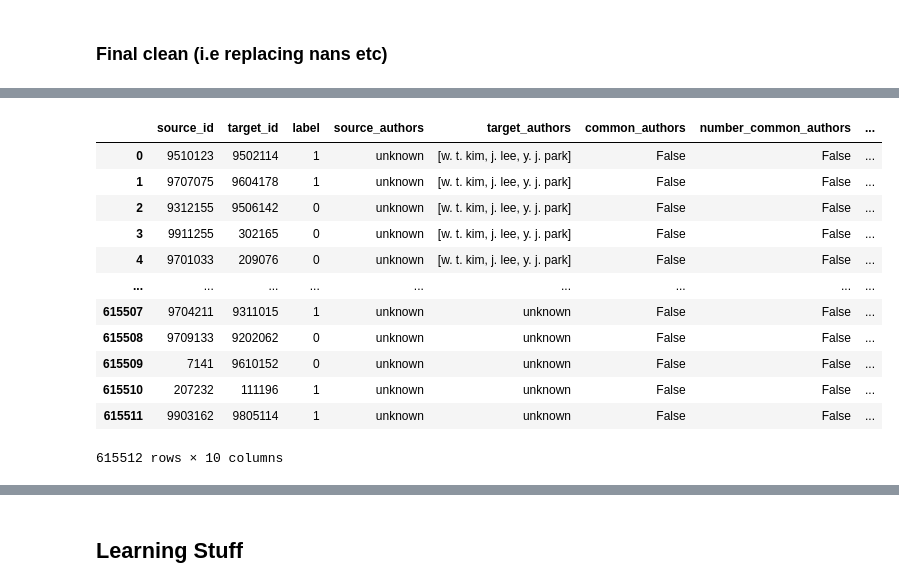
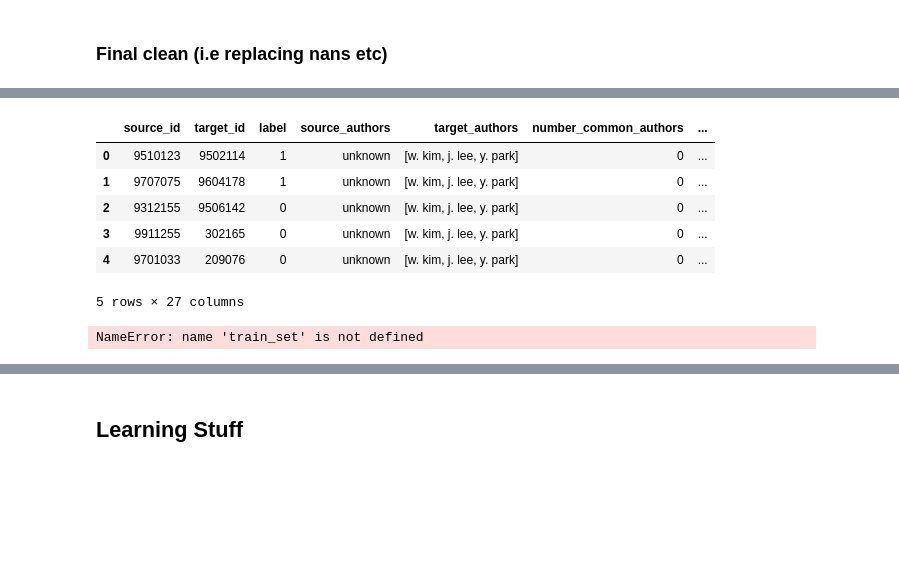
Before and after one commit to rvs36/Network_Science_Anlaytics, a Jupyter notebook: main.ipynb, the cells around one changed output, grey strips where cells are left out. Saved outputs shown, nothing was run; the diff lists cells and outputs as text; code cells hidden in the pictures; blank space fills up the shorter version.

```diff
--- a/main.ipynb
+++ b/main.ipynb
@@ -321,2 +330,12 @@ train_G = nx.from_pandas_edgelist(train_set, source='source_id', target='target_
+# %%
+test_set = pd.read_csv('final_test.csv')
+train_set = pd.read_csv('final_train.csv')
 # %% [markdown]
 ### Final clean (i.e replacing nans etc)
+# %%
+# fill nas in some way
+train_set.publication_year_diff.fillna(-24, inplace=True) # 24 is for unknown (?)
+train_set.fillna('unknown', inplace=True)
+
+test_set.publication_year_diff.fillna(-24, inplace=True) # 24 is for unknown (?_)
+test_set.fillna('unknown', inplace=True)
@@ -339,25 +365,15 @@ test_set
-# %%
-# fill nas in some way
-train_set.target_publication_year.fillna(-1, inplace=True)
-train_set.source_publication_year.fillna(-1, inplace=True)
-train_set.fillna('unknown', inplace=True)
-
-test_set.fillna('unknown', inplace=True)
-test_set.target_publication_year.fillna(-1, inplace=True)
-test_set.source_publication_year.fillna(-1, inplace=True)
 # %%
-train_set
+train_set.head()
 # %% [output]
-|  | source_id | target_id | label | source_authors | target_authors | common_authors | number_common_authors | ... |
-| 0 | 9510123 | 9502114 | 1 | unknown | [w. t. kim, j. lee, y. j. park] | False | False | ... |
-| 1 | 9707075 | 9604178 | 1 | unknown | [w. t. kim, j. lee, y. j. park] | False | False | ... |
-| 2 | 9312155 | 9506142 | 0 | unknown | [w. t. kim, j. lee, y. j. park] | False | False | ... |
-| 3 | 9911255 | 302165 | 0 | unknown | [w. t. kim, j. lee, y. j. park] | False | False | ... |
-| 4 | 9701033 | 209076 | 0 | unknown | [w. t. kim, j. lee, y. j. park] | False | False | ... |
-| ... | ... | ... | ... | ... | ... | ... | ... | ... |
-| 615507 | 9704211 | 9311015 | 1 | unknown | unknown | False | False | ... |
-| 615508 | 9709133 | 9202062 | 0 | unknown | unknown | False | False | ... |
-| 615509 | 7141 | 9610152 | 0 | unknown | unknown | False | False | ... |
-| 615510 | 207232 | 111196 | 1 | unknown | unknown | False | False | ... |
-| 615511 | 9903162 | 9805114 | 1 | unknown | unknown | False | False | ... |
+|  | source_id | target_id | label | source_authors | target_authors | number_common_authors | ... |
+| 0 | 9510123 | 9502114 | 1 | unknown | [w. kim, j. lee, y. park] | 0 | ... |
+| 1 | 9707075 | 9604178 | 1 | unknown | [w. kim, j. lee, y. park] | 0 | ... |
+| 2 | 9312155 | 9506142 | 0 | unknown | [w. kim, j. lee, y. park] | 0 | ... |
+| 3 | 9911255 | 302165 | 0 | unknown | [w. kim, j. lee, y. park] | 0 | ... |
+| 4 | 9701033 | 209076 | 0 | unknown | [w. kim, j. lee, y. park] | 0 | ... |
-615512 rows × 10 columns
+5 rows × 27 columns
+# %%
+# check the types of each column (none should be object)
+train_set.dtypes
+# %% [output]
+NameError: name 'train_set' is not defined
```
Also changed, not shown: parts of 39 cells of this notebook.
